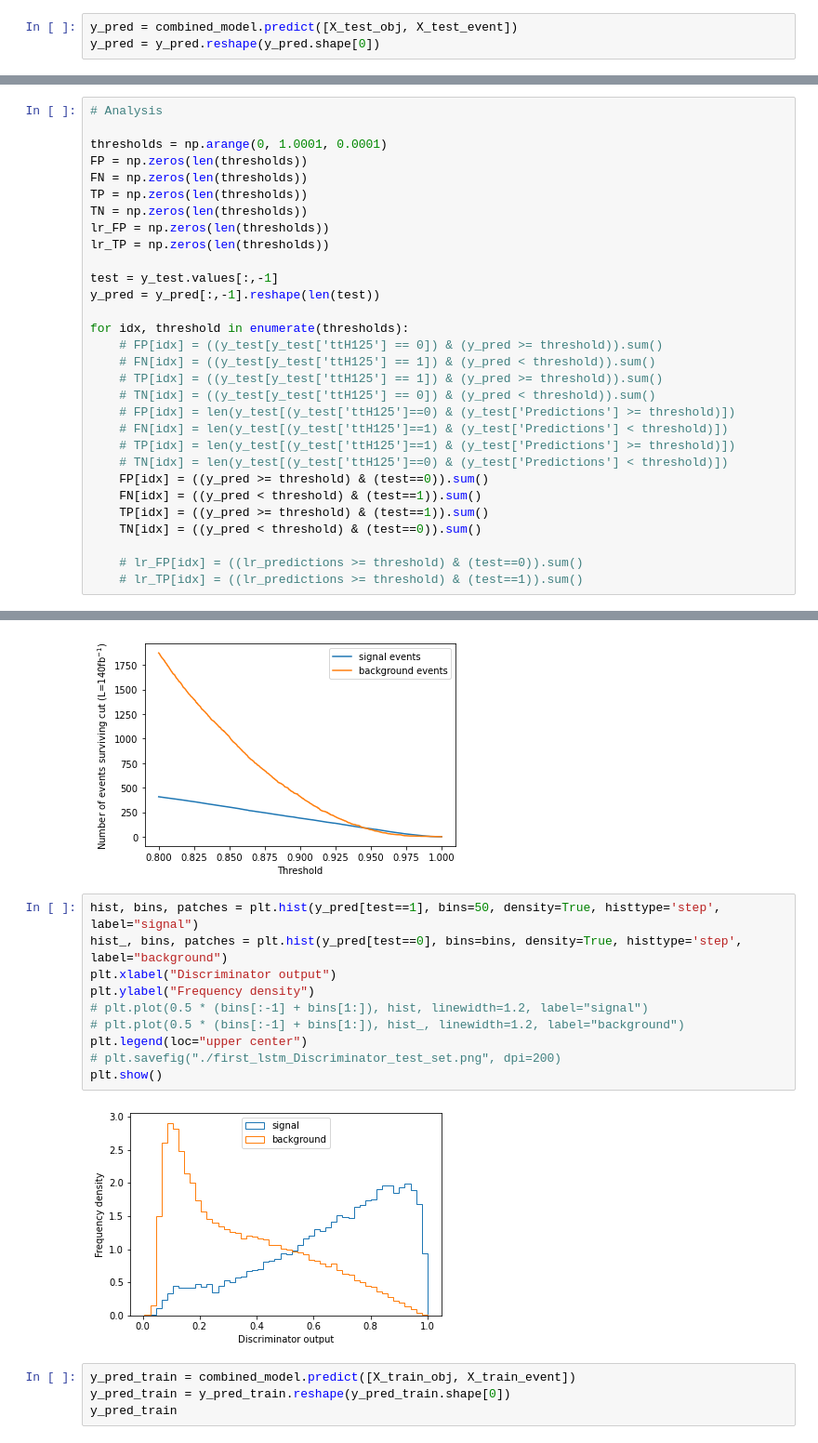
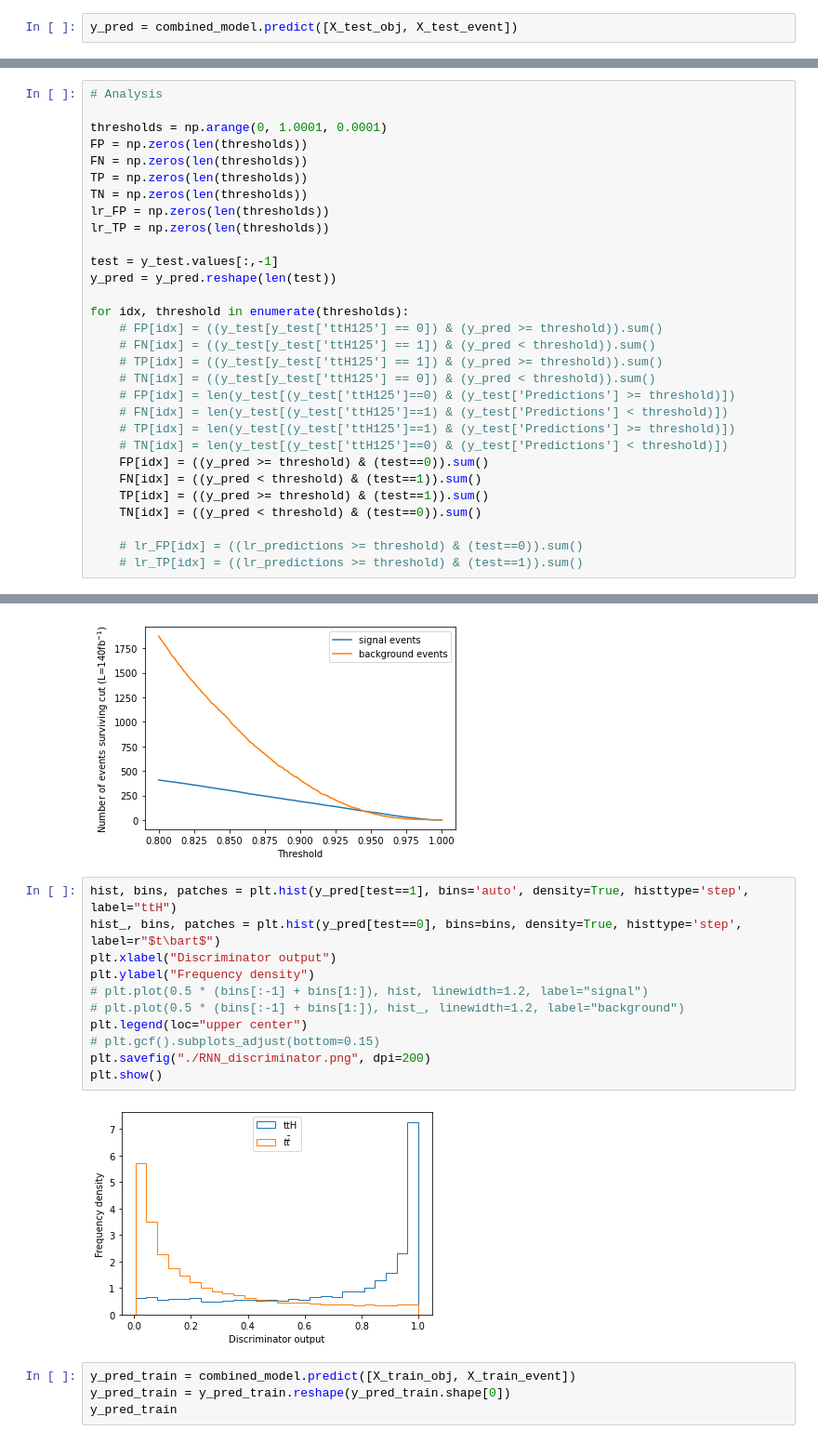
Before and after one commit to joeb42/Invisible-Higgs, a Jupyter notebook: ttbar_notebooks/binary/RNN.ipynb, the cells around one changed output, grey strips where cells are left out. Shown at 93% size. Saved outputs shown, nothing was run; the diff lists cells and outputs as text.

```diff
--- a/ttbar_notebooks/binary/RNN.ipynb
+++ b/ttbar_notebooks/binary/RNN.ipynb
@@ -417,4 +420,3 @@ lr.fit(resampled_event, y_train_resampled)
 lr_predictions = lr.predict_proba(X_test_event)[:,1]
 # %%
 y_pred = combined_model.predict([X_test_obj, X_test_event])
-y_pred = y_pred.reshape(y_pred.shape[0])
@@ -432,7 +448,7 @@ lr_FP = np.zeros(len(thresholds))
 lr_TP = np.zeros(len(thresholds))
 
 test = y_test.values[:,-1]
-y_pred = y_pred[:,-1].reshape(len(test))
+y_pred = y_pred.reshape(len(test))
 
 for idx, threshold in enumerate(thresholds):
     # FP[idx] = ((y_test[y_test['ttH125'] == 0]) & (y_pred >= threshold)).sum()
@@ -580,17 +616,18 @@ plt.show()
 # %% [output]
 [figure]
 # %%
-hist, bins, patches = plt.hist(y_pred[test==1], bins=50, density=True, histtype='step', label="signal")
-hist_, bins, patches = plt.hist(y_pred[test==0], bins=bins, density=True, histtype='step', label="background")
+hist, bins, patches = plt.hist(y_pred[test==1], bins='auto', density=True, histtype='step', label="ttH")
+hist_, bins, patches = plt.hist(y_pred[test==0], bins=bins, density=True, histtype='step', label=r"$t\bart$")
 plt.xlabel("Discriminator output")
 plt.ylabel("Frequency density")
 # plt.plot(0.5 * (bins[:-1] + bins[1:]), hist, linewidth=1.2, label="signal")
 # plt.plot(0.5 * (bins[:-1] + bins[1:]), hist_, linewidth=1.2, label="background")
 plt.legend(loc="upper center")
-# plt.savefig("./first_lstm_Discriminator_test_set.png", dpi=200)
+# plt.gcf().subplots_adjust(bottom=0.15)
+plt.savefig("./RNN_discriminator.png", dpi=200)
 plt.show()
 # %% [output]
-[figure, old version]
+[figure, new version]
 # %%
 y_pred_train = combined_model.predict([X_train_obj, X_train_event])
 y_pred_train = y_pred_train.reshape(y_pred_train.shape[0])
```
Also changed, not shown: parts of 40 cells of this notebook, 3 other files.
